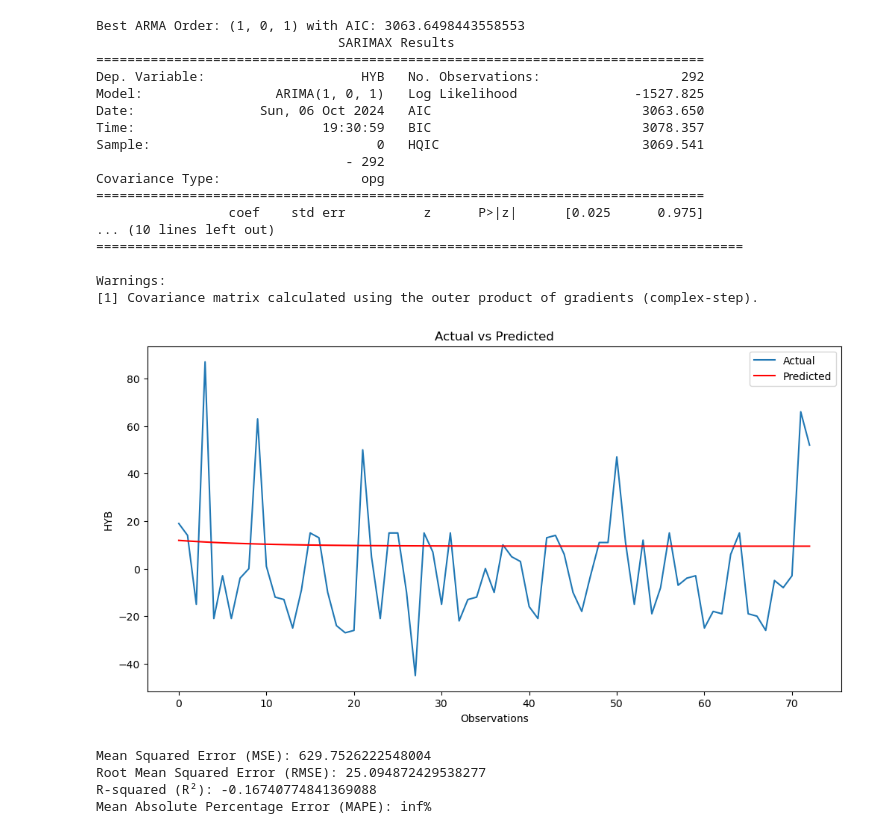
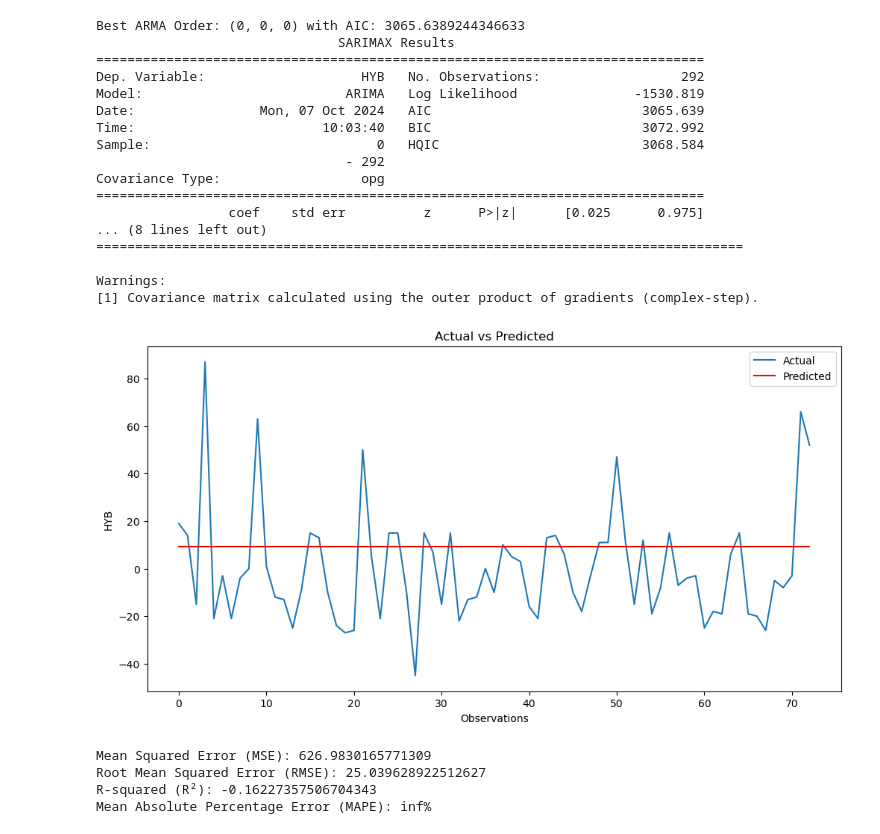
Before and after one commit to illuminatryX/TrainDelay, a Jupyter notebook: multivariateArima/arma.ipynb, the cells around one changed output. Drawn from its saved outputs; the diff is of its cells as text; code cells hidden in the pictures.

Commit message:
updated ARMA

```diff
--- a/multivariateArima/arma.ipynb
+++ b/multivariateArima/arma.ipynb
@@ -11,7 +11,6 @@ warnings.filterwarnings("ignore")
 
 # Load your data
 data = pd.read_csv('new_data2.csv')
-
 data = data.drop(['date(dd/mm/yy)'], axis=1)
 
 # Handle missing values
@@ -27,11 +26,13 @@ train, test = data[:train_size], data[train_size:]
 # Function to evaluate ARMA model using AIC
 def evaluate_arma_model(data, arima_order):
     try:
-        model = ARIMA(data[target], order=arima_order)
+        # d=0 makes it an ARMA model
+        model = ARIMA(data[target], order=(arima_order[0], 0, arima_order[1]))
         model_fit = model.fit()
         aic = model_fit.aic
         return aic
-    except:
+    except Exception as e:
+        print("Error:", e)
         return float("inf")
 
 # Grid search for p and q parameters
@@ -65,41 +66,41 @@ plt.figure(figsize=(12, 6))
 plt.plot(test[target].values, label='Actual')
 plt.plot(predictions.values, label='Predicted', color='red')
 plt.title('Actual vs Predicted')
 plt.xlabel('Observations')
 plt.ylabel(target)
 plt.legend()
 plt.show()
 
 # Evaluation metrics
 mse = mean_squared_error(test[target], predictions)
 rmse = np.sqrt(mse)
 r2 = r2_score(test[target], predictions)
 mape = np.mean(np.abs((test[target] - predictions) / test[target])) * 100
 
 print(f'Mean Squared Error (MSE): {mse}')
 print(f'Root Mean Squared Error (RMSE): {rmse}')
 print(f'R-squared (R²): {r2}')
 print(f'Mean Absolute Percentage Error (MAPE): {mape}%')
 # %% [output]
-Best ARMA Order: (1, 0, 1) with AIC: 3063.6498443558553
+Best ARMA Order: (0, 0, 0) with AIC: 3065.6389244346633
                                SARIMAX Results
 ==============================================================================
 Dep. Variable:                    HYB   No. Observations:                  292
-Model:                 ARIMA(1, 0, 1)   Log Likelihood               -1527.825
-Date:                Sun, 06 Oct 2024   AIC                           3063.650
-Time:                        19:30:59   BIC                           3078.357
-Sample:                             0   HQIC                          3069.541
+Model:                          ARIMA   Log Likelihood               -1530.819
+Date:                Mon, 07 Oct 2024   AIC                           3065.639
+Time:                        10:03:40   BIC                           3072.992
+Sample:                             0   HQIC                          3068.584
                                 - 292
 Covariance Type:                  opg
 ==============================================================================
                  coef    std err          z      P>|z|      [0.025      0.975]
-... (10 lines left out)
+... (8 lines left out)
 ===================================================================================
 
 Warnings:
 [1] Covariance matrix calculated using the outer product of gradients (complex-step).
-[figure, old version]
+[figure, new version]
-Mean Squared Error (MSE): 629.7526222548004
-Root Mean Squared Error (RMSE): 25.094872429538277
-R-squared (R²): -0.16740774841369088
+Mean Squared Error (MSE): 626.9830165771309
+Root Mean Squared Error (RMSE): 25.039628922512627
+R-squared (R²): -0.16227357506704343
 Mean Absolute Percentage Error (MAPE): inf%
```
Also changed, not shown: parts of 5 cells of this notebook.
